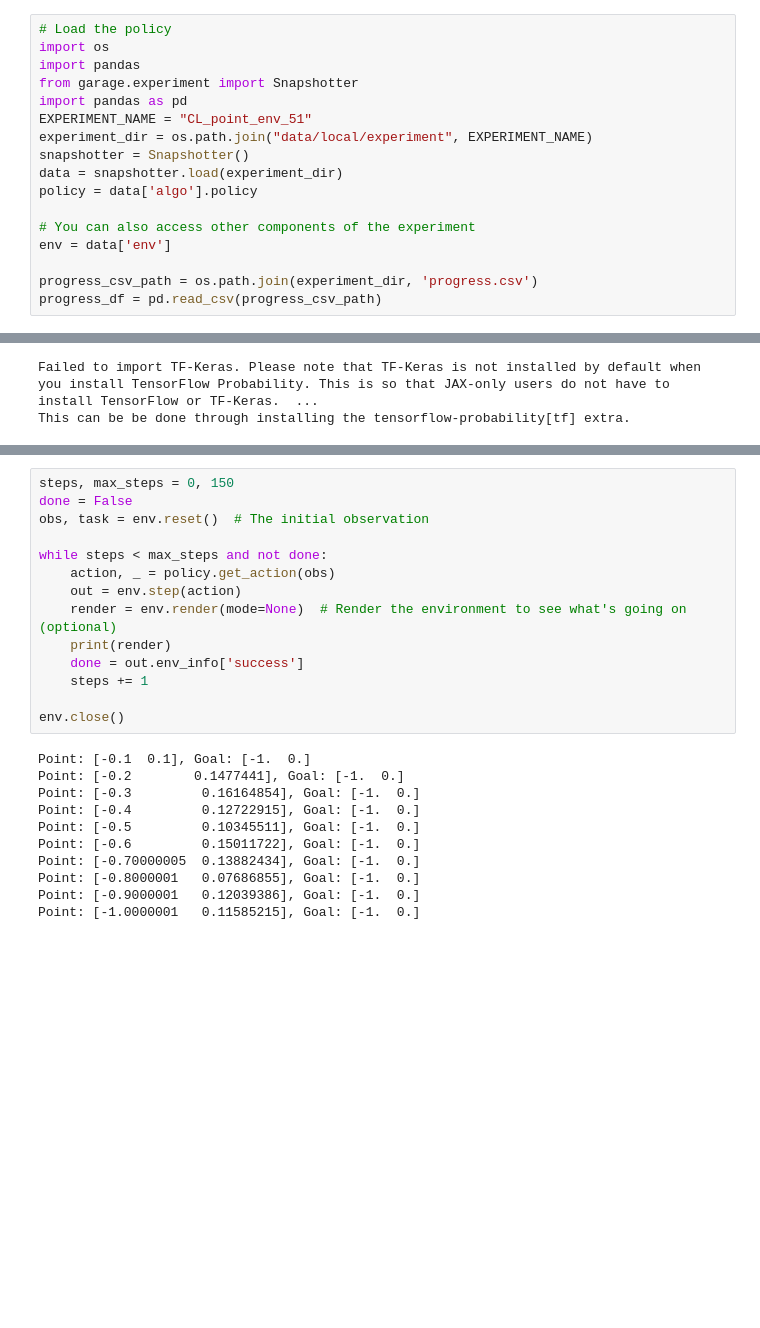
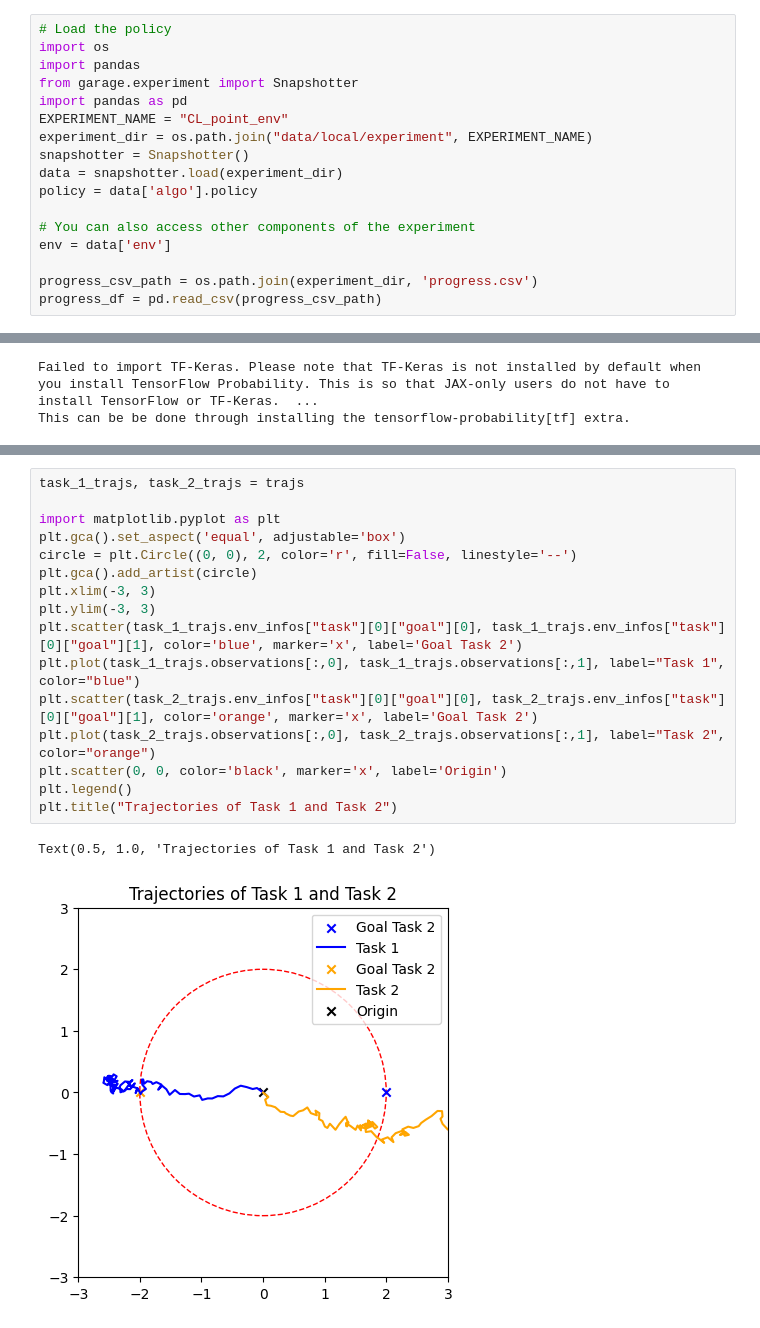
Before and after one commit to PaulNitschke/geo_meta_rl, a Jupyter notebook: example.ipynb, the cells around one changed output, grey strips where cells are left out. Cells and saved outputs as stored; diff of their text form; blank space fills up the shorter version.

```diff
--- a/example.ipynb
+++ b/example.ipynb
@@ -6,7 +6,7 @@ import os
 import pandas
 from garage.experiment import Snapshotter
 import pandas as pd
-EXPERIMENT_NAME = "CL_point_env_51"
+EXPERIMENT_NAME = "CL_point_env"
 experiment_dir = os.path.join("data/local/experiment", EXPERIMENT_NAME)
 snapshotter = Snapshotter()
 data = snapshotter.load(experiment_dir)
@@ -158,25 +56,19 @@ for idx_env, env in enumerate(envs):
-# %%
-steps, max_steps = 0, 150
-done = False
-obs, task = env.reset()  # The initial observation
-
-while steps < max_steps and not done:
-    action, _ = policy.get_action(obs)
-    out = env.step(action)
-    render = env.render(mode=None)  # Render the environment to see what's going on (optional)
-    print(render)
-    done = out.env_info['success']
-    steps += 1
-
-env.close()
-# %% [output]
-Point: [-0.1  0.1], Goal: [-1.  0.]
-Point: [-0.2        0.1477441], Goal: [-1.  0.]
-Point: [-0.3         0.16164854], Goal: [-1.  0.]
-Point: [-0.4         0.12722915], Goal: [-1.  0.]
-Point: [-0.5         0.10345511], Goal: [-1.  0.]
-Point: [-0.6         0.15011722], Goal: [-1.  0.]
-Point: [-0.70000005  0.13882434], Goal: [-1.  0.]
-Point: [-0.8000001   0.07686855], Goal: [-1.  0.]
-Point: [-0.9000001   0.12039386], Goal: [-1.  0.]
-Point: [-1.0000001   0.11585215], Goal: [-1.  0.]
+# %%
+task_1_trajs, task_2_trajs = trajs
+
+import matplotlib.pyplot as plt
+plt.gca().set_aspect('equal', adjustable='box')
+circle = plt.Circle((0, 0), 2, color='r', fill=False, linestyle='--')
+plt.gca().add_artist(circle)
+plt.xlim(-3, 3)
+plt.ylim(-3, 3)
+plt.scatter(task_1_trajs.env_infos["task"][0]["goal"][0], task_1_trajs.env_infos["task"][0]["goal"][1], color='blue', marker='x', label='Goal Task 2')
+plt.plot(task_1_trajs.observations[:,0], task_1_trajs.observations[:,1], label="Task 1", color="blue")
+plt.scatter(task_2_trajs.env_infos["task"][0]["goal"][0], task_2_trajs.env_infos["task"][0]["goal"][1], color='orange', marker='x', label='Goal Task 2')
+plt.plot(task_2_trajs.observations[:,0], task_2_trajs.observations[:,1], label="Task 2", color="orange")
+plt.scatter(0, 0, color='black', marker='x', label='Origin')
+plt.legend()
+plt.title("Trajectories of Task 1 and Task 2")
+# %% [output]
+Text(0.5, 1.0, 'Trajectories of Task 1 and Task 2')
+[figure, added]
```
Also changed, not shown: parts of 9 cells of this notebook, 4 other files.
